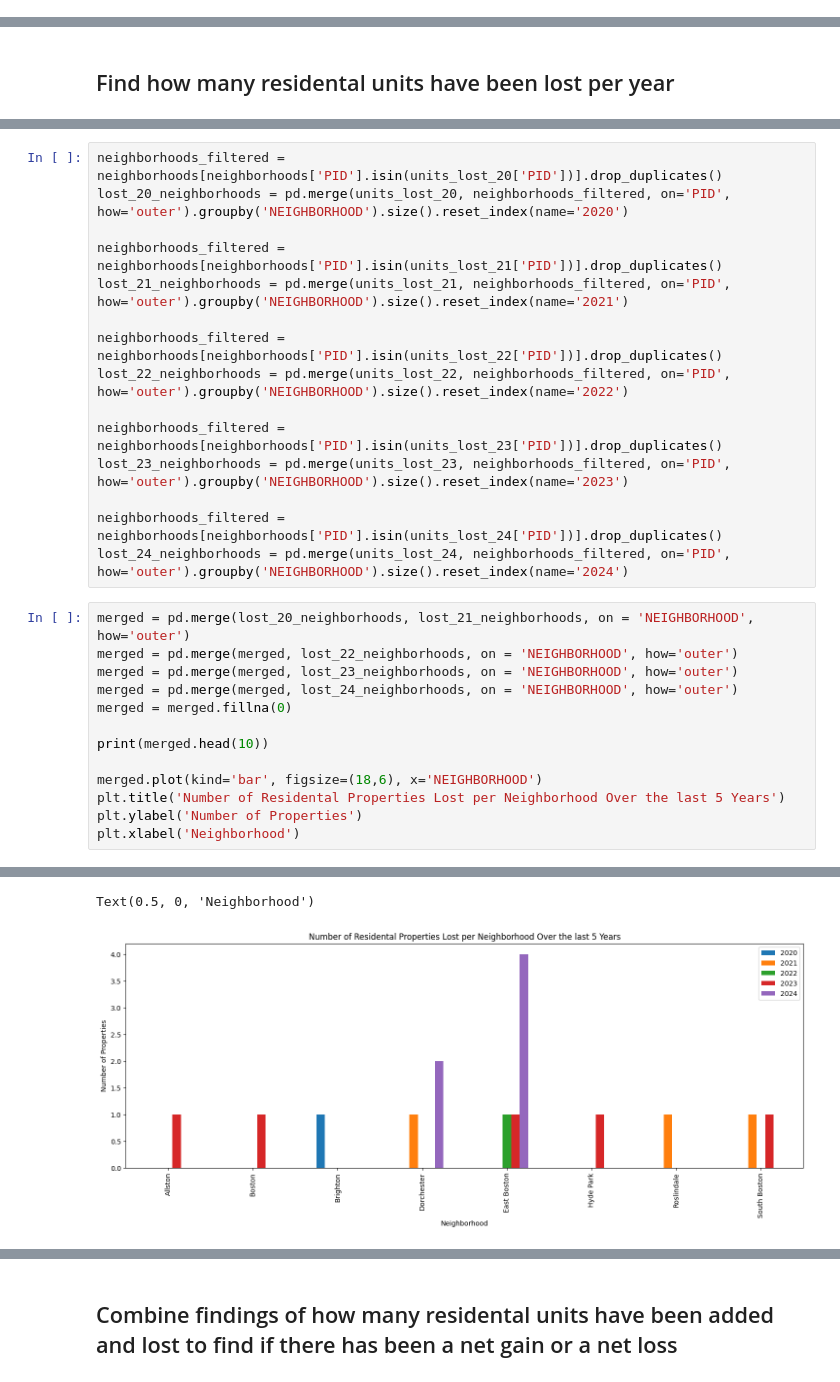
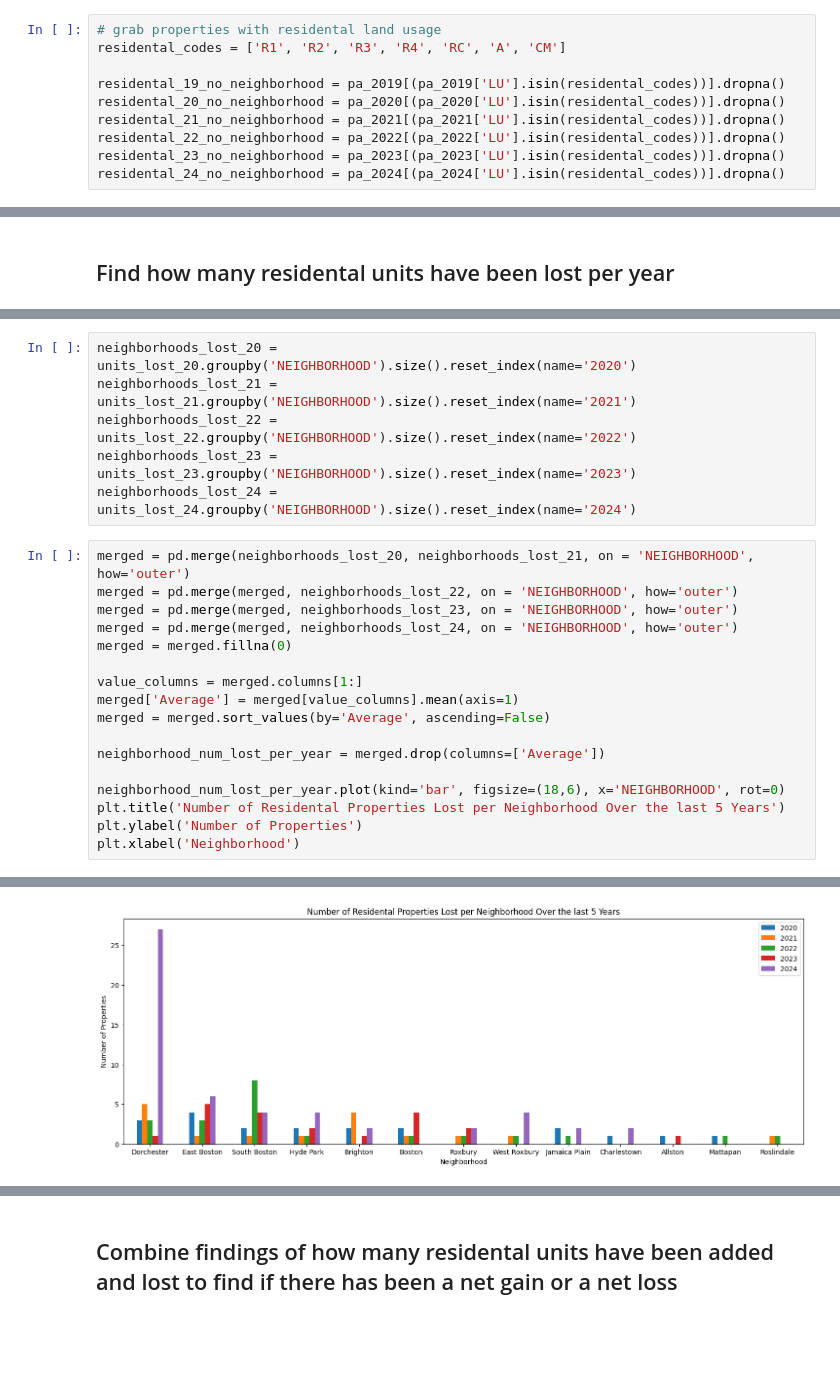
Before and after one commit to BU-Spark/ds-boston-remodeling, a Jupyter notebook: sp24-team-c/property-loss/property-loss-by-neighborhood.ipynb, the cells around one changed output, grey strips where cells are left out. Cells and saved outputs as stored; diff of their text form; blank space fills up the shorter version.

```diff
--- a/sp24-team-c/property-loss/property-loss-by-neighborhood.ipynb
+++ b/sp24-team-c/property-loss/property-loss-by-neighborhood.ipynb
@@ -27,0 +35,10 @@ neighborhoods = pd.read_csv('../data/sam.csv')[['PARCEL', 'MAILING_NEIGHBORHOOD'
+# %%
+# grab properties with residental land usage
+residental_codes = ['R1', 'R2', 'R3', 'R4', 'RC', 'A', 'CM']
+
+residental_19_no_neighborhood = pa_2019[(pa_2019['LU'].isin(residental_codes))].dropna()
+residental_20_no_neighborhood = pa_2020[(pa_2020['LU'].isin(residental_codes))].dropna()
+residental_21_no_neighborhood = pa_2021[(pa_2021['LU'].isin(residental_codes))].dropna()
+residental_22_no_neighborhood = pa_2022[(pa_2022['LU'].isin(residental_codes))].dropna()
+residental_23_no_neighborhood = pa_2023[(pa_2023['LU'].isin(residental_codes))].dropna()
+residental_24_no_neighborhood = pa_2024[(pa_2024['LU'].isin(residental_codes))].dropna()
@@ -238,28 +342,23 @@ plt.show()
 # %%
-neighborhoods_filtered = neighborhoods[neighborhoods['PID'].isin(units_lost_20['PID'])].drop_duplicates()
-lost_20_neighborhoods = pd.merge(units_lost_20, neighborhoods_filtered, on='PID', how='outer').groupby('NEIGHBORHOOD').size().reset_index(name='2020')
-
-neighborhoods_filtered = neighborhoods[neighborhoods['PID'].isin(units_lost_21['PID'])].drop_duplicates()
-lost_21_neighborhoods = pd.merge(units_lost_21, neighborhoods_filtered, on='PID', how='outer').groupby('NEIGHBORHOOD').size().reset_index(name='2021')
-
-neighborhoods_filtered = neighborhoods[neighborhoods['PID'].isin(units_lost_22['PID'])].drop_duplicates()
-lost_22_neighborhoods = pd.merge(units_lost_22, neighborhoods_filtered, on='PID', how='outer').groupby('NEIGHBORHOOD').size().reset_index(name='2022')
-
-neighborhoods_filtered = neighborhoods[neighborhoods['PID'].isin(units_lost_23['PID'])].drop_duplicates()
-lost_23_neighborhoods = pd.merge(units_lost_23, neighborhoods_filtered, on='PID', how='outer').groupby('NEIGHBORHOOD').size().reset_index(name='2023')
-
-neighborhoods_filtered = neighborhoods[neighborhoods['PID'].isin(units_lost_24['PID'])].drop_duplicates()
-lost_24_neighborhoods = pd.merge(units_lost_24, neighborhoods_filtered, on='PID', how='outer').groupby('NEIGHBORHOOD').size().reset_index(name='2024')
+neighborhoods_lost_20 = units_lost_20.groupby('NEIGHBORHOOD').size().reset_index(name='2020')
+neighborhoods_lost_21 = units_lost_21.groupby('NEIGHBORHOOD').size().reset_index(name='2021')
+neighborhoods_lost_22 = units_lost_22.groupby('NEIGHBORHOOD').size().reset_index(name='2022')
+neighborhoods_lost_23 = units_lost_23.groupby('NEIGHBORHOOD').size().reset_index(name='2023')
+neighborhoods_lost_24 = units_lost_24.groupby('NEIGHBORHOOD').size().reset_index(name='2024')
 # %%
-merged = pd.merge(lost_20_neighborhoods, lost_21_neighborhoods, on = 'NEIGHBORHOOD', how='outer')
-merged = pd.merge(merged, lost_22_neighborhoods, on = 'NEIGHBORHOOD', how='outer')
-merged = pd.merge(merged, lost_23_neighborhoods, on = 'NEIGHBORHOOD', how='outer')
-merged = pd.merge(merged, lost_24_neighborhoods, on = 'NEIGHBORHOOD', how='outer')
+merged = pd.merge(neighborhoods_lost_20, neighborhoods_lost_21, on = 'NEIGHBORHOOD', how='outer')
+merged = pd.merge(merged, neighborhoods_lost_22, on = 'NEIGHBORHOOD', how='outer')
+merged = pd.merge(merged, neighborhoods_lost_23, on = 'NEIGHBORHOOD', how='outer')
+merged = pd.merge(merged, neighborhoods_lost_24, on = 'NEIGHBORHOOD', how='outer')
 merged = merged.fillna(0)
 
-print(merged.head(10))
+value_columns = merged.columns[1:]
+merged['Average'] = merged[value_columns].mean(axis=1)
+merged = merged.sort_values(by='Average', ascending=False)
 
-merged.plot(kind='bar', figsize=(18,6), x='NEIGHBORHOOD')
+neighborhood_num_lost_per_year = merged.drop(columns=['Average'])
+
+neighborhood_num_lost_per_year.plot(kind='bar', figsize=(18,6), x='NEIGHBORHOOD', rot=0)
 plt.title('Number of Residental Properties Lost per Neighborhood Over the last 5 Years')
 plt.ylabel('Number of Properties')
 plt.xlabel('Neighborhood')
@@ -276,2 +367 @@ plt.xlabel('Neighborhood')
-Text(0.5, 0, 'Neighborhood')
-[figure, old version]
+[figure, new version]
```
Also changed, not shown: parts of 52 cells of this notebook.
